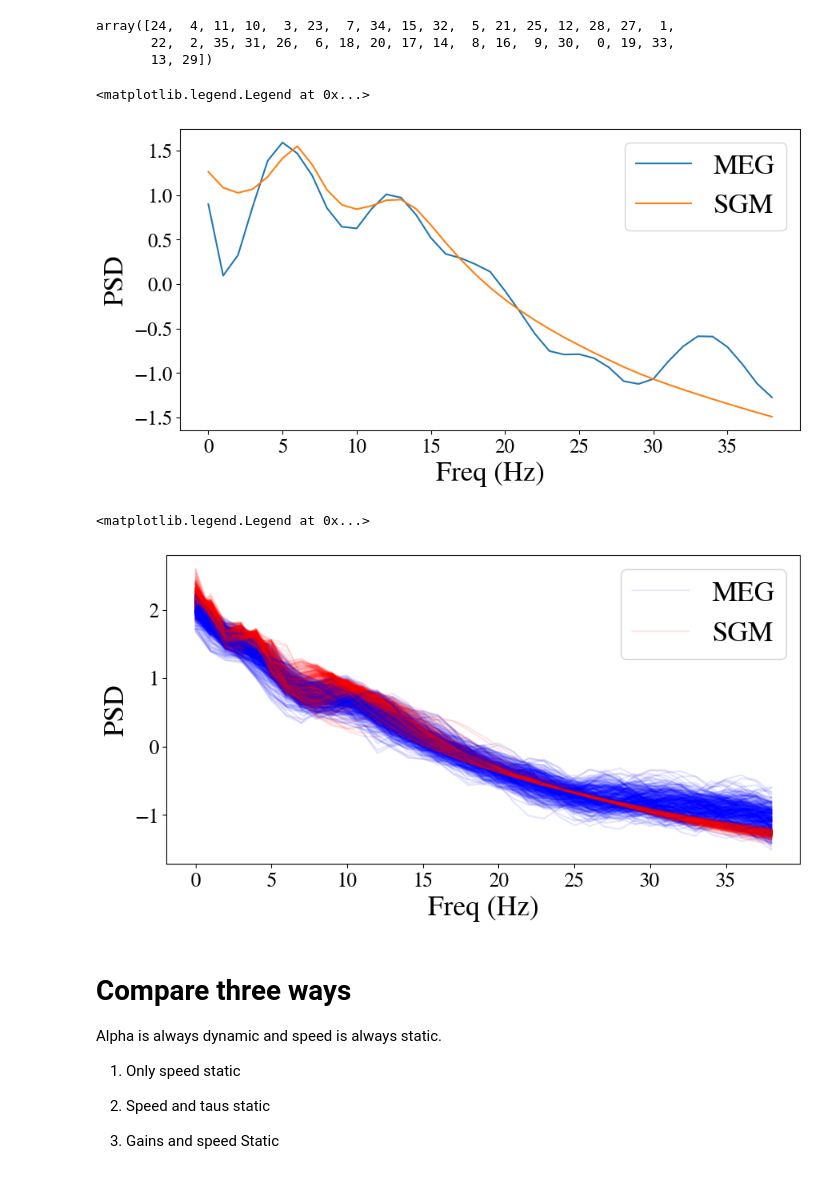
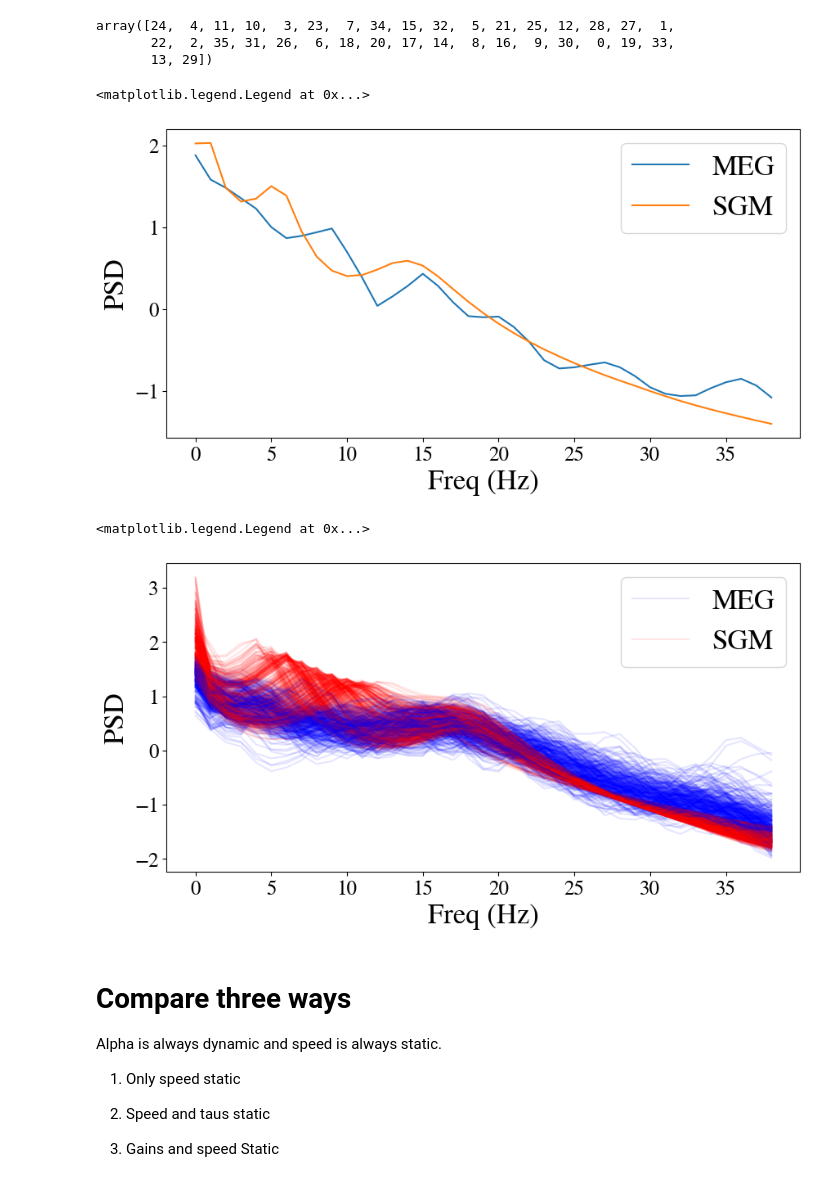
Before and after one commit to JINhuaqing/TV-SGM, a Jupyter notebook: notebooks/ana_real_data_demo.ipynb, the cells around one changed output. Cells and saved outputs as stored; diff of their text form; code cells hidden in the pictures.

```diff
--- a/notebooks/ana_real_data_demo.ipynb
+++ b/notebooks/ana_real_data_demo.ipynb
@@ -357,7 +368,7 @@ array([24,  4, 11, 10,  3, 23,  7, 34, 15, 32,  5, 21, 25, 12, 28, 27,  1,
        13, 29])
 # %%
 # example
-sub_idx = 2
+sub_idx = 29
 time_idx = 2
 plt.plot(std_mat(all_data_std[sub_idx, time_idx]).mean(axis=0), label="MEG")
 plt.plot(std_mat(X_recs[sub_idx, time_idx]).mean(axis=0), label="SGM")
@@ -366,23 +377,23 @@ plt.ylabel("PSD")
 plt.legend()
 # %% [output]
 <matplotlib.legend.Legend at 0x...>
-[figure, old version]
+[figure, new version]
 # %%
-sub_idx = 29 # best 2, 23
+sub_idx = 24 # best 2, 23
 #sub_idx = 24 # worst 12, 24
 for ix in range(360):
     if ix == 0:
         plt.plot(std_mat(all_data_std[sub_idx, ix]).mean(axis=0), color="blue", alpha=0.1, label="MEG")
         plt.plot(std_mat(X_recs_std[sub_idx, ix]).mean(axis=0), color="red", alpha=0.1, label="SGM")
     else:
         plt.plot(std_mat(all_data_std[sub_idx, ix]).mean(axis=0), color="blue", alpha=0.1)
         plt.plot(std_mat(X_recs_std[sub_idx, ix]).mean(axis=0), color="red", alpha=0.1)
 plt.xlabel("Freq (Hz)")
 plt.ylabel("PSD")
 plt.legend()
 # %% [output]
 <matplotlib.legend.Legend at 0x...>
-[figure, old version]
+[figure, new version]
 # %% [markdown]
 # Compare three ways
 
```
Also changed, not shown: parts of 7 cells of this notebook, 17 other files.
